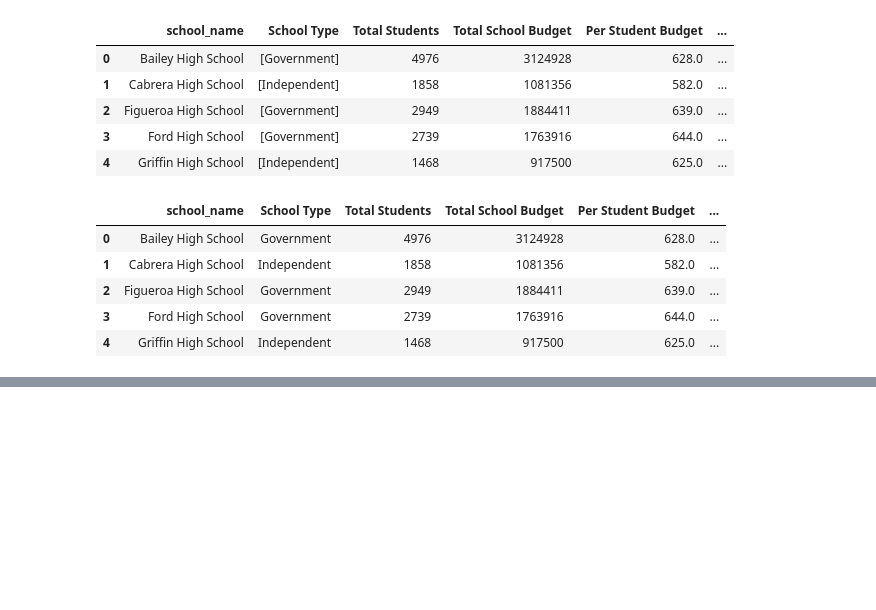
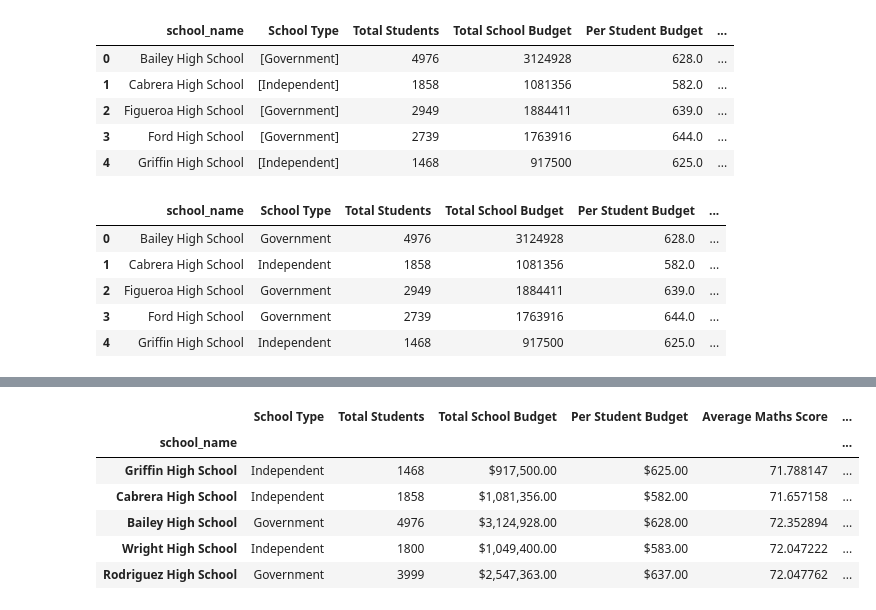
Before and after one commit to shanCH3n/pandas-challenge, a Jupyter notebook: PyCitySchools_MAIN.ipynb, the cells around one changed output, grey strips where cells are left out. Drawn from its saved outputs; the diff is of its cells as text; code cells hidden in the pictures; blank space fills up the shorter version.

```diff
--- a/PyCitySchools_MAIN.ipynb
+++ b/PyCitySchools_MAIN.ipynb
@@ -669,0 +710,13 @@ penu_summary2.head()
+# %%
+#Sort and display the top five performing schools by % Overall Passing
+
+top_schools = per_school_summary.sort_values("% Overall Passing", ascending=False)
+top_schools.head()
+# %% [output]
+|  | School Type | Total Students | Total School Budget | Per Student Budget | Average Maths Score | ... |
+| school_name |  |  |  |  |  | ... |
+| Griffin High School | Independent | 1468 | $917,500.00 | $625.00 | 71.788147 | ... |
+| Cabrera High School | Independent | 1858 | $1,081,356.00 | $582.00 | 71.657158 | ... |
+| Bailey High School | Government | 4976 | $3,124,928.00 | $628.00 | 72.352894 | ... |
+| Wright High School | Independent | 1800 | $1,049,400.00 | $583.00 | 72.047222 | ... |
+| Rodriguez High School | Government | 3999 | $2,547,363.00 | $637.00 | 72.047762 | ... |
```
Also changed, not shown: parts of 4 cells of this notebook.
